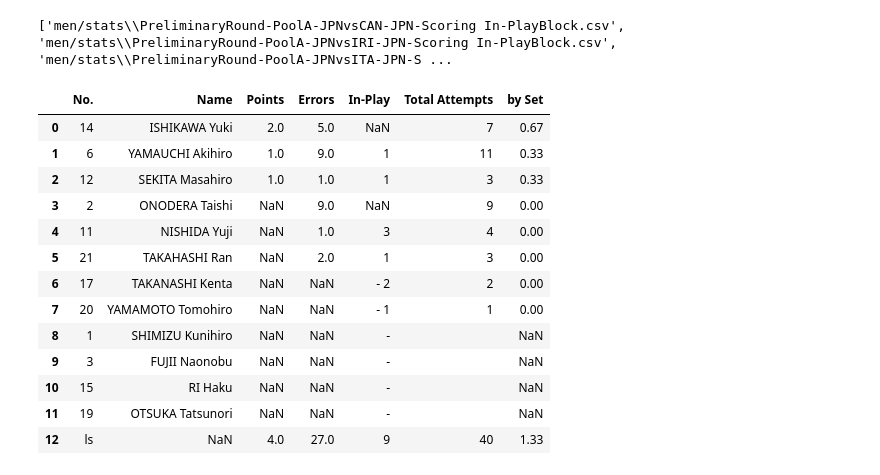
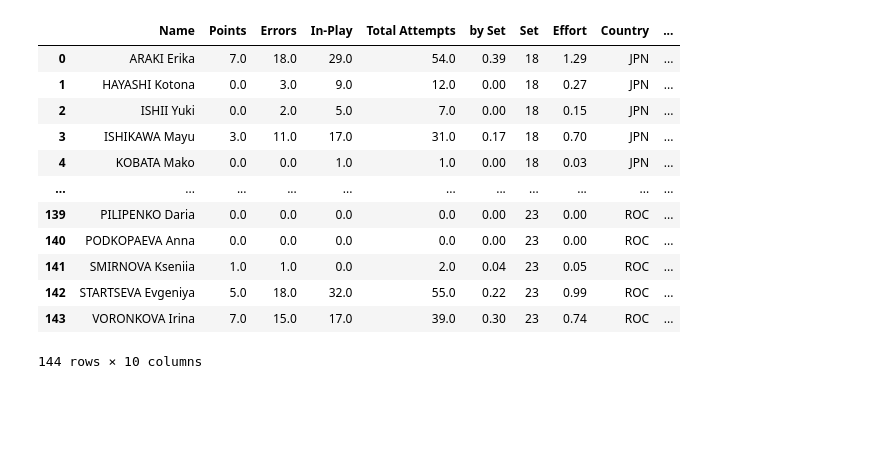
Before and after one commit to vleaguebot-lab/olympic2021, a Jupyter notebook: analyze.ipynb, the cells around one changed output. Drawn from its saved outputs; the diff is of its cells as text; code cells hidden in the pictures; blank space fills up the shorter version.

```diff
--- a/analyze.ipynb
+++ b/analyze.ipynb
@@ -19,25 +26,38 @@ import io
 # %%
-select = glob.glob('men/stats/*JPN*JPN*Block*.csv')
-# print(len(select))
-print(select)
+# select = glob.glob('men/stats/*JPN*JPN*Block*.csv')
+statsList = []
+# print(select)
+for i in range(len(country)):
+#     print(country[i])
+    stats = pd.DataFrame()
+    select = glob.glob('{0}/stats/*{1}*{1}*Block*.csv'.format(sex, country[i]))
+    dfs = []
+    for j in range(len(select)):
+        df = pd.read_csv(select[j])
+        df['In-Play'] = df['In-Play'].replace('-', '').replace('', np.nan).astype(float)
+        df['Total Attempts'] = df['Total Attempts'].replace(' ', np.nan).astype(float)
+    #     df = df.drop(columns={'Total Attempts'})
+        df['Set'] = round(df.loc[0, 'Points'] / df.loc[0, 'by Set'])
+#         print(df.head(3))
+        dfs.append(df)
+    stats = pd.concat(dfs)
+    stats = stats.groupby('Name').sum()
+    stats['by Set'] = round(stats['Points'] / stats['Set'], 2)
+    stats['Effort'] = round((stats['Points'] + stats['In-Play'] * 0.5 + stats['Errors'] * 0.1) / stats['Set'], 2)
+#     print(stats.head(1))
+    stats['Country'] = country[i]
+    stats.to_csv('{}/skill/Block_{}.csv'.format(sex, country[i]))
+    statsList.append(stats)
+allstats = pd.concat(statsList)
+allstats.to_csv('{}/skill/BlockAll.csv'.format(sex))
-# %% [output]
-['men/stats\\PreliminaryRound-PoolA-JPNvsCAN-JPN-Scoring In-PlayBlock.csv', 'men/stats\\PreliminaryRound-PoolA-JPNvsIRI-JPN-Scoring In-PlayBlock.csv', 'men/stats\\PreliminaryRound-PoolA-JPNvsITA-JPN-S ...
 # %%
-for s in select:
-    df = pd.read_csv(s)
-df
+dfs = []
+for j in range(len(select)):
+    df = pd.read_csv(select[j])
+    df['Country'] = country[2]
+    df['In-Play'] = df['In-Play'].replace('-', np.nan).astype(float)
+    df['Total Attempts'] = df['Total Attempts'].replace(' ', np.nan).astype(float)
+#     df = df.drop(columns={'Total Attempts'})
+    df['Set'] = round(df.loc[0, 'Points'] / df.loc[0, 'by Set'])
+#     print(df.head(15))
+    dfs.append(df)
-# %% [output]
-|  | No. | Name | Points | Errors | In-Play | Total Attempts | by Set |
-| 0 | 14 | ISHIKAWA Yuki | 2.0 | 5.0 | NaN | 7 | 0.67 |
-| 1 | 6 | YAMAUCHI Akihiro | 1.0 | 9.0 | 1 | 11 | 0.33 |
-| 2 | 12 | SEKITA Masahiro | 1.0 | 1.0 | 1 | 3 | 0.33 |
-| 3 | 2 | ONODERA Taishi | NaN | 9.0 | NaN | 9 | 0.00 |
-| 4 | 11 | NISHIDA Yuji | NaN | 1.0 | 3 | 4 | 0.00 |
-| 5 | 21 | TAKAHASHI Ran | NaN | 2.0 | 1 | 3 | 0.00 |
-| 6 | 17 | TAKANASHI Kenta | NaN | NaN | - 2 | 2 | 0.00 |
-| 7 | 20 | YAMAMOTO Tomohiro | NaN | NaN | - 1 | 1 | 0.00 |
-| 8 | 1 | SHIMIZU Kunihiro | NaN | NaN | - |  | NaN |
-| 9 | 3 | FUJII Naonobu | NaN | NaN | - |  | NaN |
-| 10 | 15 | RI Haku | NaN | NaN | - |  | NaN |
-| 11 | 19 | OTSUKA Tatsunori | NaN | NaN | - |  | NaN |
-| 12 | ls | NaN | 4.0 | 27.0 | 9 | 40 | 1.33 |
@@ -43,0 +69,18 @@ df
+# %%
+allstats = pd.read_csv('{}/skill/BlockAll.csv'.format(sex))
+allstats['In-Play by Set'] = round(allstats['In-Play'] / allstats['Set'], 2)
+allstats
+# %% [output]
+|  | Name | Points | Errors | In-Play | Total Attempts | by Set | Set | Effort | Country | ... |
+| 0 | ARAKI Erika | 7.0 | 18.0 | 29.0 | 54.0 | 0.39 | 18 | 1.29 | JPN | ... |
+| 1 | HAYASHI Kotona | 0.0 | 3.0 | 9.0 | 12.0 | 0.00 | 18 | 0.27 | JPN | ... |
+| 2 | ISHII Yuki | 0.0 | 2.0 | 5.0 | 7.0 | 0.00 | 18 | 0.15 | JPN | ... |
+| 3 | ISHIKAWA Mayu | 3.0 | 11.0 | 17.0 | 31.0 | 0.17 | 18 | 0.70 | JPN | ... |
+| 4 | KOBATA Mako | 0.0 | 0.0 | 1.0 | 1.0 | 0.00 | 18 | 0.03 | JPN | ... |
+| ... | ... | ... | ... | ... | ... | ... | ... | ... | ... | ... |
+| 139 | PILIPENKO Daria | 0.0 | 0.0 | 0.0 | 0.0 | 0.00 | 23 | 0.00 | ROC | ... |
+| 140 | PODKOPAEVA Anna | 0.0 | 0.0 | 0.0 | 0.0 | 0.00 | 23 | 0.00 | ROC | ... |
+| 141 | SMIRNOVA Kseniia | 1.0 | 1.0 | 0.0 | 2.0 | 0.04 | 23 | 0.05 | ROC | ... |
+| 142 | STARTSEVA Evgeniya | 5.0 | 18.0 | 32.0 | 55.0 | 0.22 | 23 | 0.99 | ROC | ... |
+| 143 | VORONKOVA Irina | 7.0 | 15.0 | 17.0 | 39.0 | 0.30 | 23 | 0.74 | ROC | ... |
+144 rows × 10 columns
```
Also changed, not shown: parts of 11 cells of this notebook, 33 other files.
